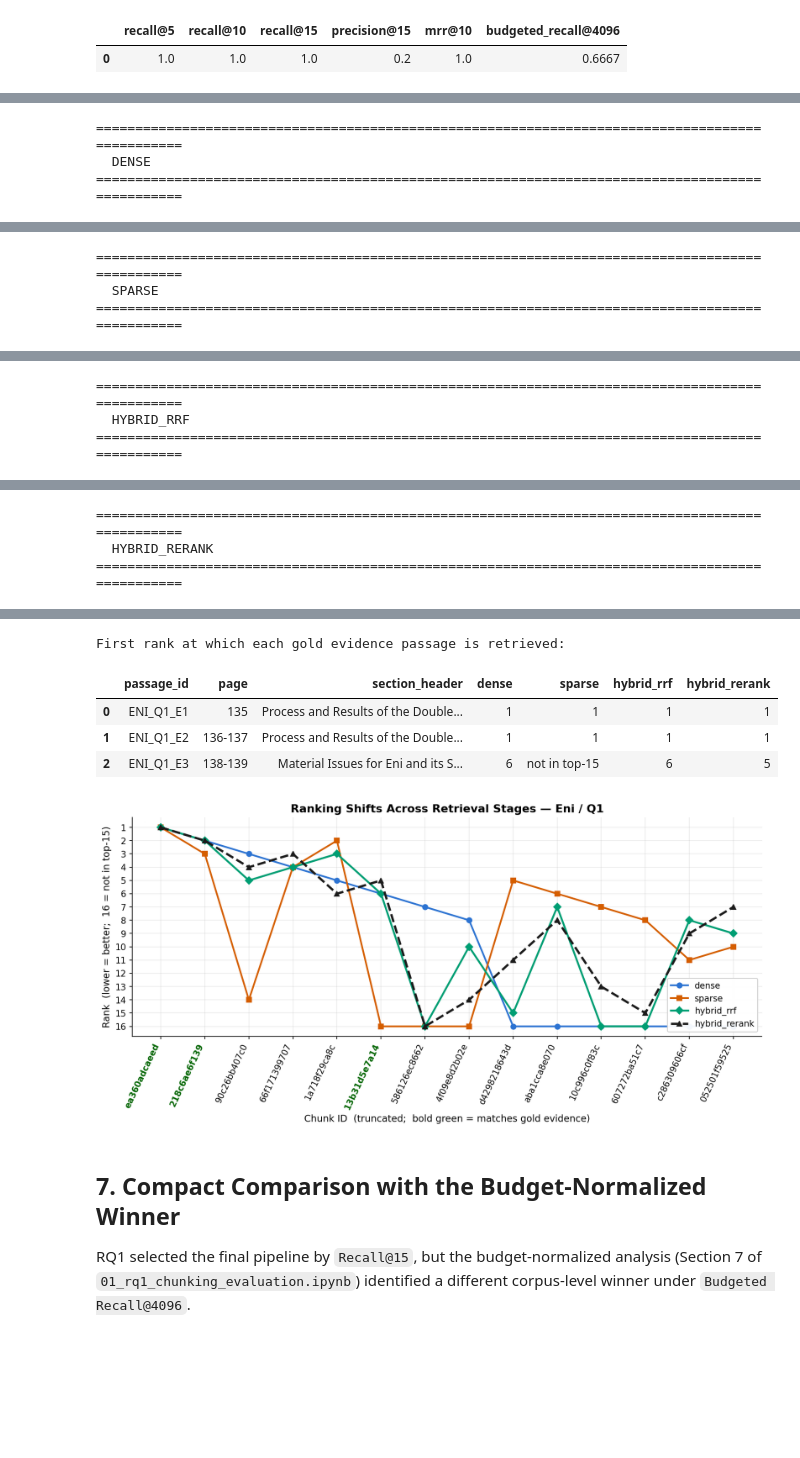
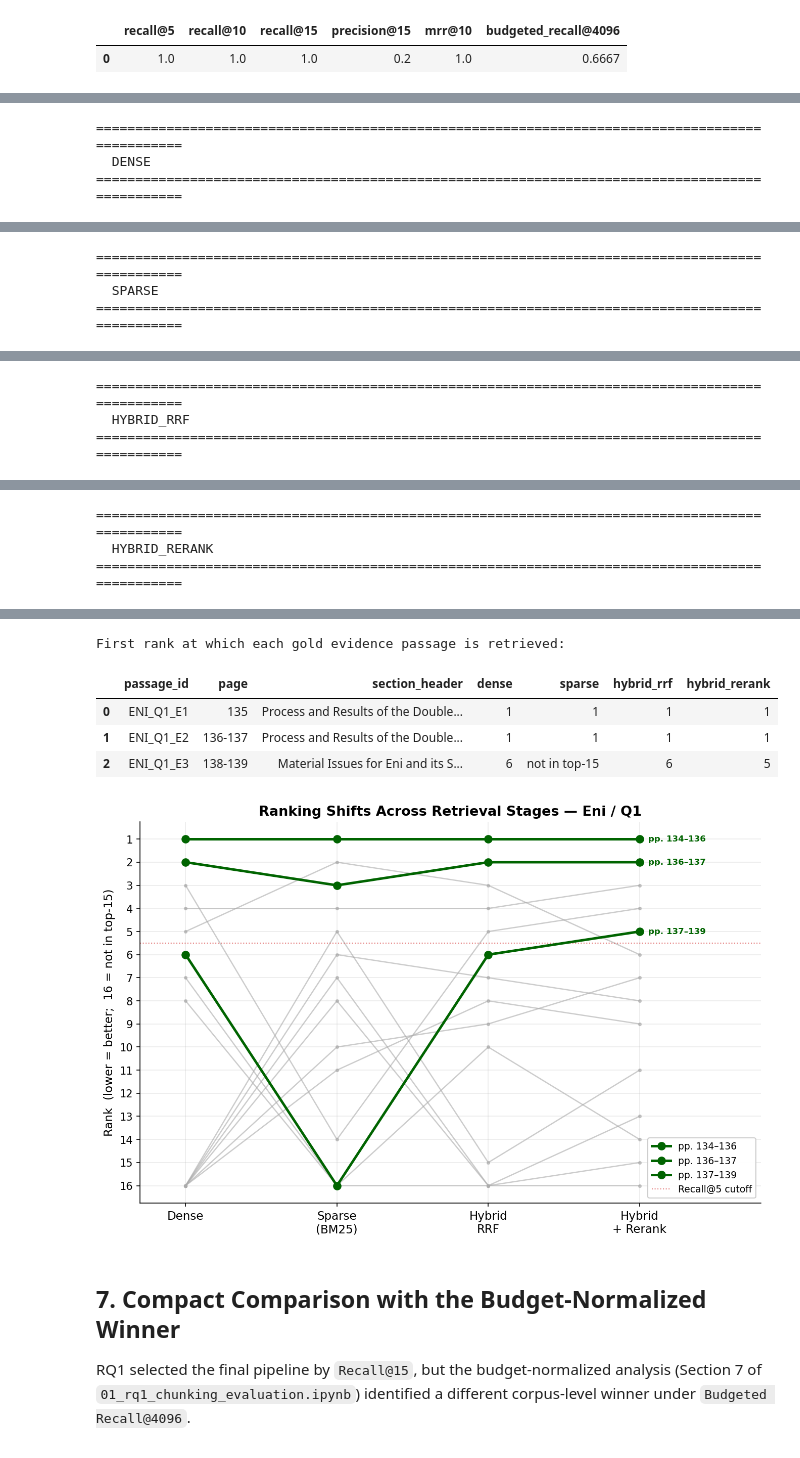
Before and after one commit to sinahaghgoo/ESRS-Regulation-Bot, a Jupyter notebook: notebooks/02_rq1_chunking_retrieval_walkthrough.ipynb, the cells around one changed output, grey strips where cells are left out. Cells and saved outputs as stored; diff of their text form; code cells hidden in the pictures; blank space fills up the shorter version.

```diff
--- a/notebooks/02_rq1_chunking_retrieval_walkthrough.ipynb
+++ b/notebooks/02_rq1_chunking_retrieval_walkthrough.ipynb
@@ -354,6 +354,14 @@ def matched_evidence_ids(chunk) -> list[str]:
     return matched
 
 
+
+def _clean_preview(text: str, width: int = 150) -> str:
+    """Produce a clean, human-readable text preview for display tables."""
+    clean = re.sub(r"\s+", " ", text.replace("\n", " ")).strip()
+    # Strip leading markdown artifacts (headers, pipes, bullets)
+    clean = re.sub(r"^[#|>*\-\s]+", "", clean).strip()
+    return shorten(clean, width=width, placeholder=" ...")
+
 def hits_to_df(hits: list, method_label: str, top_n: int = 8) -> pd.DataFrame:
     rows = []
     for hit in hits[:top_n]:
@@ -363,9 +371,9 @@ def hits_to_df(hits: list, method_label: str, top_n: int = 8) -> pd.DataFrame:
             "rank": hit.rank,
             "pages": f"{hit.chunk.page_start}-{hit.chunk.page_end}",
             "tokens": hit.chunk.token_count,
-            "matched_gold": ", ".join(matched) if matched else "",
+            "relevant": "yes" if matched else "",
             "score": round(float(hit.score), 4),
-            "text_preview": shorten(hit.chunk.text.replace("\n", " "), width=220, placeholder="..."),
+            "text_preview": _clean_preview(hit.chunk.text),
         })
     return pd.DataFrame(rows)
 
@@ -599,19 +597,22 @@ rank_maps = {
     for method, hits in method_to_hits.items()
 }
 
-# Focus on the union of the top-8 chunks from all stages.
+# Track chunks that appear in the top-8 of at least one stage.
 focus_ids = []
 for method in method_order:
     focus_ids.extend([hit.chunk.chunk_id[:12] for hit in method_to_hits[method][:8]])
 focus_ids = list(dict.fromkeys(focus_ids))
 
-# Identify which focus chunks match gold evidence (for x-axis highlighting).
+# Identify which focus chunks match gold evidence.
 gold_chunk_ids = set()
+chunk_page_label = {}
 for method, hits in method_to_hits.items():
     for hit in hits:
         cid = hit.chunk.chunk_id[:12]
-        if cid in focus_ids and matched_evidence_ids(hit.chunk):
-            gold_chunk_ids.add(cid)
+        if cid in focus_ids:
+            chunk_page_label[cid] = f"pp. {hit.chunk.page_start}–{hit.chunk.page_end}"
+            if matched_evidence_ids(hit.chunk):
+                gold_chunk_ids.add(cid)
 
 plot_rows = []
 for cid in focus_ids:
@@ -621,33 +622,42 @@ for cid in focus_ids:
     plot_rows.append(row)
 rank_plot_df = pd.DataFrame(plot_rows)
 
-# ── Ranking shift bump chart ──
-fig, ax = plt.subplots(figsize=(11, 5.5))
-x = range(len(rank_plot_df))
-style_map = {
-    "dense":          {"color": "#2C73D2", "marker": "o",  "linewidth": 2.0},
-    "sparse":         {"color": "#D55E00", "marker": "s",  "linewidth": 2.0},
-    "hybrid_rrf":     {"color": "#009E73", "marker": "D",  "linewidth": 2.2},
-    "hybrid_rerank":  {"color": "#1B1B1B", "marker": "^",  "linewidth": 2.6, "linestyle": "--"},
-}
-for method in method_order:
-    ax.plot(x, rank_plot_df[method], label=method, markersize=6, **style_map[method])
+# ── Ranking shift bump chart (stages on x-axis, one line per chunk) ──
+stage_labels = ["Dense", "Sparse\n(BM25)", "Hybrid\nRRF", "Hybrid\n+ Rerank"]
+x_stages = np.arange(len(method_order))
 
-# Highlight x-axis labels for gold-evidence chunks.
-labels = rank_plot_df["chunk_id"].tolist()
-ax.set_xticks(list(x))
-ax.set_xticklabels(labels, rotation=65, ha="right")
-for tick_label in ax.get_xticklabels():
-    if tick_label.get_text() in gold_chunk_ids:
-        tick_label.set_fontweight("bold")
-        tick_label.set_color("#006400")
+fig, ax = plt.subplots(figsize=(9, 6))
 
-ax.set_ylabel("Rank  (lower = better;  16 = not in top-15)")
-ax.set_xlabel("Chunk ID  (truncated;  bold green = matches gold evidence)")
-ax.set_title(f"Ranking Shifts Across Retrieval Stages — {SAMPLE_COMPANY} / {SAMPLE_QUESTION_ID}", fontweight="bold")
+for _, row in rank_plot_df.iterrows():
+    cid = row["chunk_id"]
+    ranks = [row[m] for m in method_order]
+    is_gold = cid in gold_chunk_ids
+    label = chunk_page_label.get(cid, cid)
+
+    if is_gold:
+        ax.plot(x_stages, ranks, marker="o", markersize=7, linewidth=2.4,
+                color="#006400", zorder=3, label=label)
+        # Annotate the gold chunk's final rank
+        ax.annotate(label, xy=(x_stages[-1], ranks[-1]),
+                    xytext=(8, 0), textcoords="offset points",
+                    fontsize=8, fontweight="bold", color="#006400",
+                    va="center")
+    else:
+        ax.plot(x_stages, ranks, marker=".", markersize=5, linewidth=1.2,
+                color="#AAAAAA", alpha=0.6, zorder=1)
+
+ax.set_xticks(x_stages)
+ax.set_xticklabels(stage_labels, fontsize=11)
+ax.set_ylabel("Rank  (lower = better;  16 = not in top-15)", fontsize=11)
+ax.set_title(
+    f"Ranking Shifts Across Retrieval Stages — {SAMPLE_COMPANY} / {SAMPLE_QUESTION_ID}",
+    fontweight="bold", fontsize=13,
+)
 ax.invert_yaxis()
 ax.set_yticks(range(1, 17))
-ax.legend(loc="lower right", framealpha=0.95)
+ax.set_xlim(-0.3, len(method_order) - 1 + 0.8)
+ax.axhline(y=5.5, color="#CC0000", linewidth=1, linestyle=":", alpha=0.5, label="Recall@5 cutoff")
+ax.legend(loc="lower right", framealpha=0.95, fontsize=9)
 ax.grid(True, alpha=0.25)
 plt.tight_layout()
 plt.show()
@@ -700,12 +710,12 @@ plt.show()
 | 5 | hybrid_rerank | 6 | 252-254 | 1024 |  | 0.6804 | or on behalf of or in the interes... |
 | 6 | hybrid_rerank | 7 | 140-141 | 1024 |  | 0.6509 | internal specialist functions tha... |
 | 7 | hybrid_rerank | 8 | 147-148 | 1024 |  | 0.6388 | , Eni promotes combined multisect... |
 First rank at which each gold evidence passage is retrieved:
 |  | passage_id | page | section_header | dense | sparse | hybrid_rrf | hybrid_rerank |
 | 0 | ENI_Q1_E1 | 135 | Process and Results of the Double... | 1 | 1 | 1 | 1 |
 | 1 | ENI_Q1_E2 | 136-137 | Process and Results of the Double... | 1 | 1 | 1 | 1 |
 | 2 | ENI_Q1_E3 | 138-139 | Material Issues for Eni and its S... | 6 | not in top-15 | 6 | 5 |
-[figure, old version]
+[figure, new version]
 # %% [markdown]
 
 ## 7. Compact Comparison with the Budget-Normalized Winner
```
Also changed, not shown: parts of 3 cells of this notebook.
